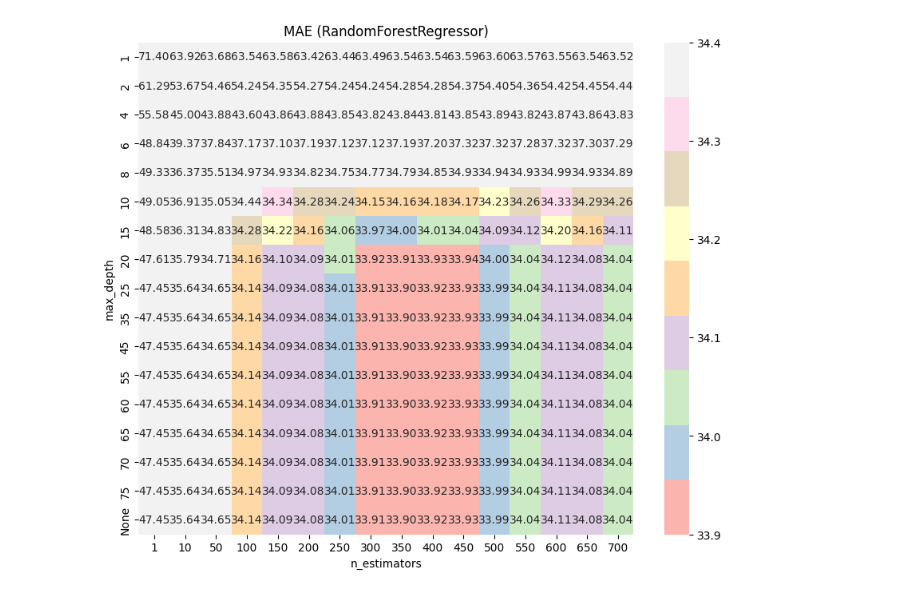
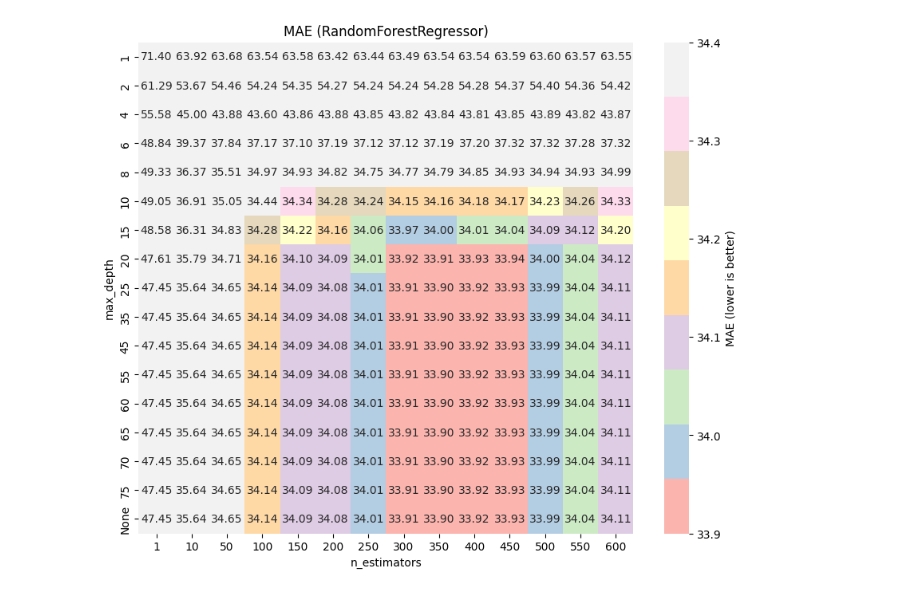
Before and after one commit to mibununi/ct4101-assignment2, a Jupyter notebook: RandomForestRegression.ipynb, the cells around one changed output. Drawn from its saved outputs; the diff is of its cells as text; code cells hidden in the pictures.

```diff
--- a/RandomForestRegression.ipynb
+++ b/RandomForestRegression.ipynb
@@ -78,8 +114,8 @@ rf_base = RandomForestRegressor(
 
 #hyperparam tuning
 param_grid = {
-    "n_estimators": [1, 10, 50, 100, 150, 200, 250, 300, 350, 400, 450, 500, 550, 600, 650, 700],
-    "max_depth": [None, 1, 2, 4, 6, 8, 10, 15, 20, 25, 35, 45, 55, 60, 65, 70, 75],
+    "n_estimators": [1, 10, 50, 100, 150, 200, 250, 300, 350, 400, 450, 500, 550, 600],
+    "max_depth": [1, 2, 4, 6, 8, 10, 15, 20, 25, 35, 45, 55, 60, 65, 70, 75, None],
 }
 
 grid_search = GridSearchCV(
@@ -157,7 +168,4 @@ n_estimators=700, mean TEST MAE=34.259
 # %%
-#converting results into dataframe for heatmap
-cv_df = pd.DataFrame(grid_search.cv_results_)
-
 #converting to positive
 cv_df["test_MAE"] = -cv_df["mean_test_score"]
 
@@ -175,32 +183,33 @@ cv_df["max_depth_label"] = cv_df["param_max_depth"].apply(
 
 heatmap_data = cv_df.pivot_table(
     values="test_MAE",
     index="max_depth_label",
     columns="param_n_estimators",
 )
 
 #reordering so None is last
 order = (
     cv_df[["max_depth_label", "max_depth_num"]]
     .drop_duplicates()
     .sort_values("max_depth_num")
 )
 
 heatmap_data = heatmap_data.reindex(order["max_depth_label"])
 
 plt.figure(figsize=(10, 8))
 sns.heatmap(
     heatmap_data,
     annot=True,
     cmap="Pastel1",
     fmt=".2f",
     #for better colour spread
     vmin=33.90,
-    vmax=34.4
+    vmax=34.4,
+    cbar_kws={"label": "MAE (lower is better)"},
 )
 plt.title("MAE (RandomForestRegressor)")
 plt.xlabel("n_estimators")
 plt.ylabel("max_depth")
 plt.show()
 # %% [output]
-[figure, old version]
+[figure, new version]
```
Also changed, not shown: parts of 9 cells of this notebook.
